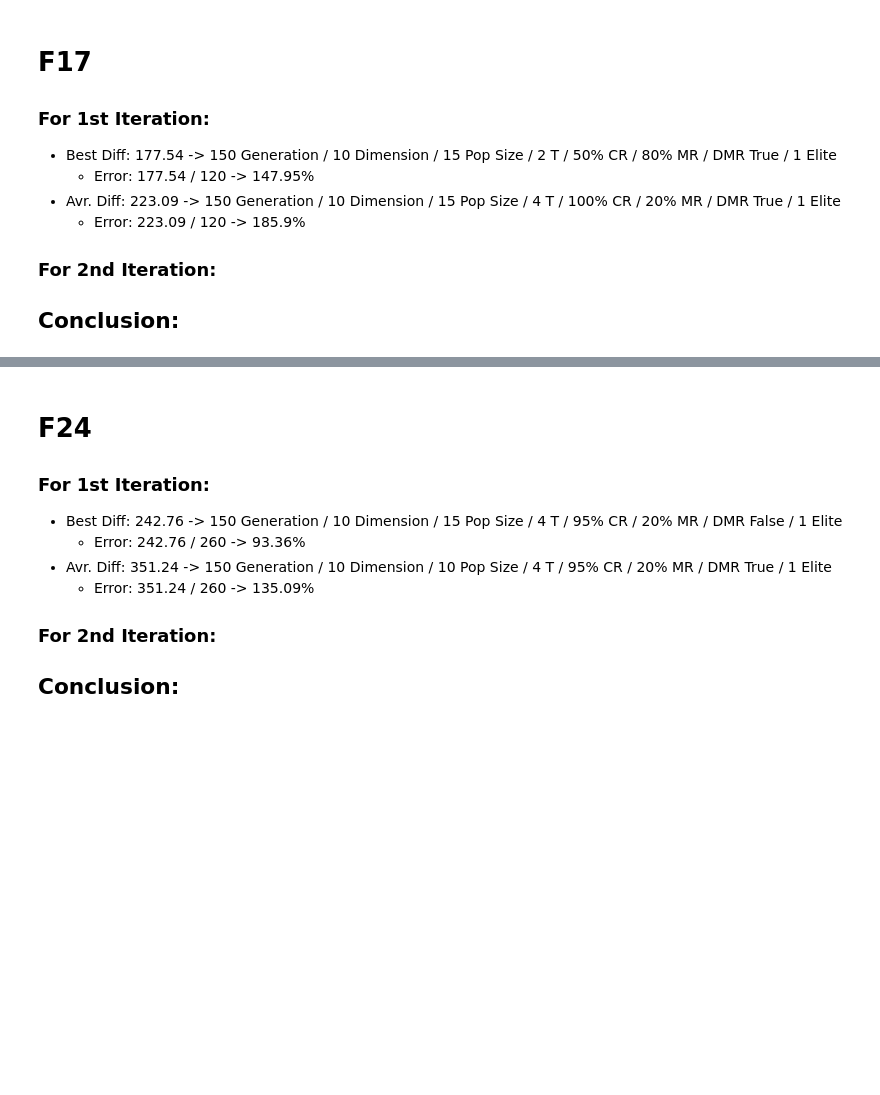
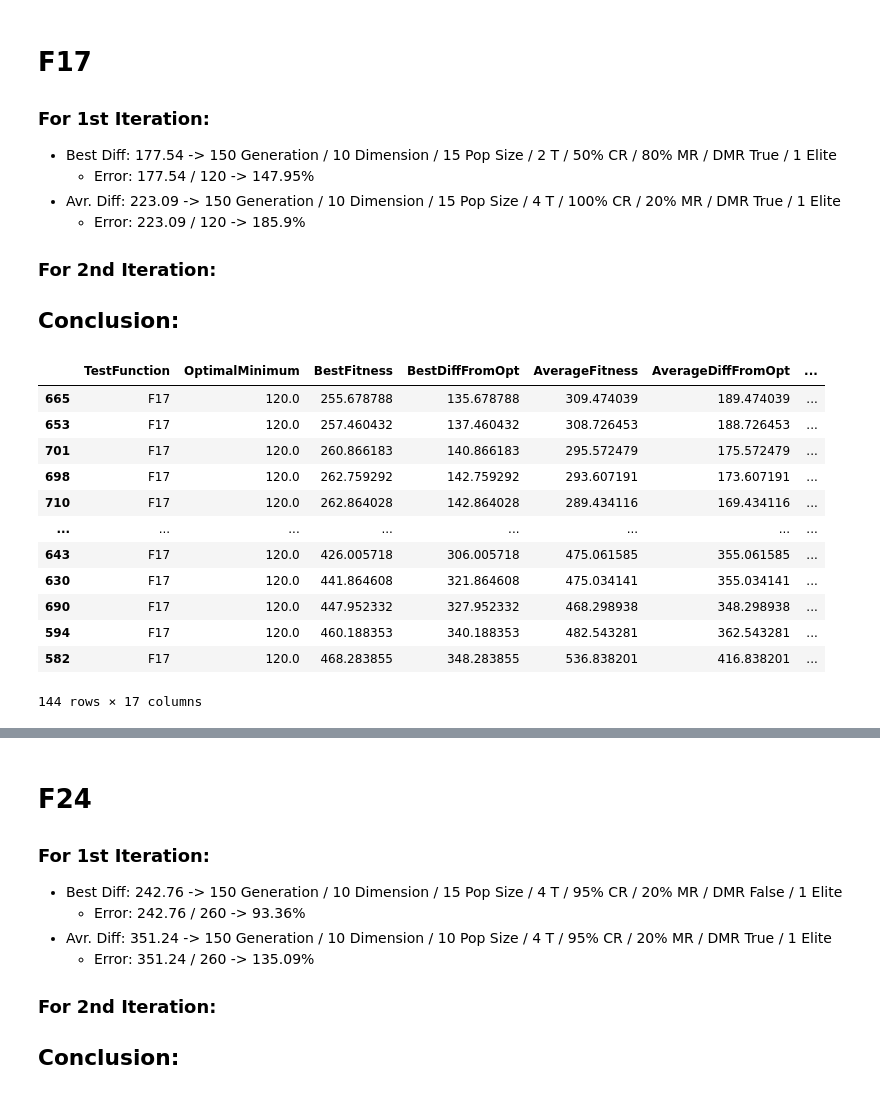
Before and after one commit to csupika/F21BC-CW2-GA-PSO, a Jupyter notebook: GA_notebook.ipynb, the cells around one changed output, grey strips where cells are left out. Saved outputs shown, nothing was run; the diff lists cells and outputs as text; code cells hidden in the pictures; blank space fills up the shorter version.

```diff
--- a/GA_notebook.ipynb
+++ b/GA_notebook.ipynb
@@ -511,4 +671,18 @@ df_II.query("TestFunction == 'F13'")
 
 ## Conclusion:
 # %%
-df_II.query("TestFunction == 'F17'")
+df_II.query("TestFunction == 'F17'").sort_values(by=["BestDiffFromOpt"])
+# %% [output]
+|  | TestFunction | OptimalMinimum | BestFitness | BestDiffFromOpt | AverageFitness | AverageDiffFromOpt | ... |
+| 665 | F17 | 120.0 | 255.678788 | 135.678788 | 309.474039 | 189.474039 | ... |
+| 653 | F17 | 120.0 | 257.460432 | 137.460432 | 308.726453 | 188.726453 | ... |
+| 701 | F17 | 120.0 | 260.866183 | 140.866183 | 295.572479 | 175.572479 | ... |
+| 698 | F17 | 120.0 | 262.759292 | 142.759292 | 293.607191 | 173.607191 | ... |
+| 710 | F17 | 120.0 | 262.864028 | 142.864028 | 289.434116 | 169.434116 | ... |
+| ... | ... | ... | ... | ... | ... | ... | ... |
+| 643 | F17 | 120.0 | 426.005718 | 306.005718 | 475.061585 | 355.061585 | ... |
+| 630 | F17 | 120.0 | 441.864608 | 321.864608 | 475.034141 | 355.034141 | ... |
+| 690 | F17 | 120.0 | 447.952332 | 327.952332 | 468.298938 | 348.298938 | ... |
+| 594 | F17 | 120.0 | 460.188353 | 340.188353 | 482.543281 | 362.543281 | ... |
+| 582 | F17 | 120.0 | 468.283855 | 348.283855 | 536.838201 | 416.838201 | ... |
+144 rows × 17 columns
```
Also changed, not shown: parts of 21 cells of this notebook.
